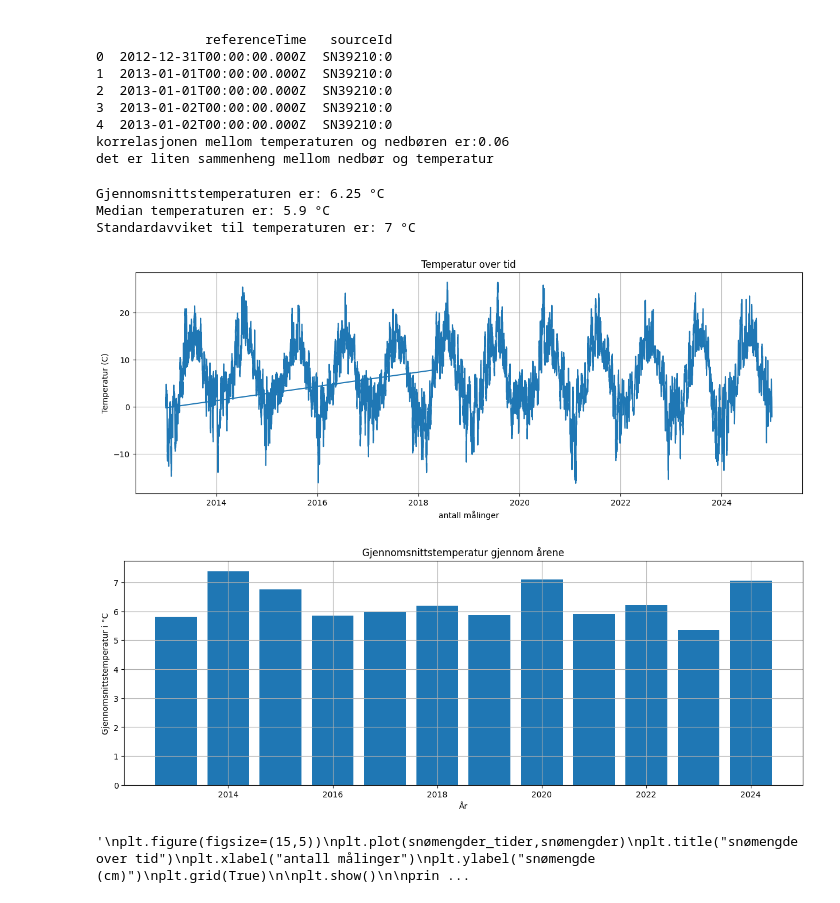
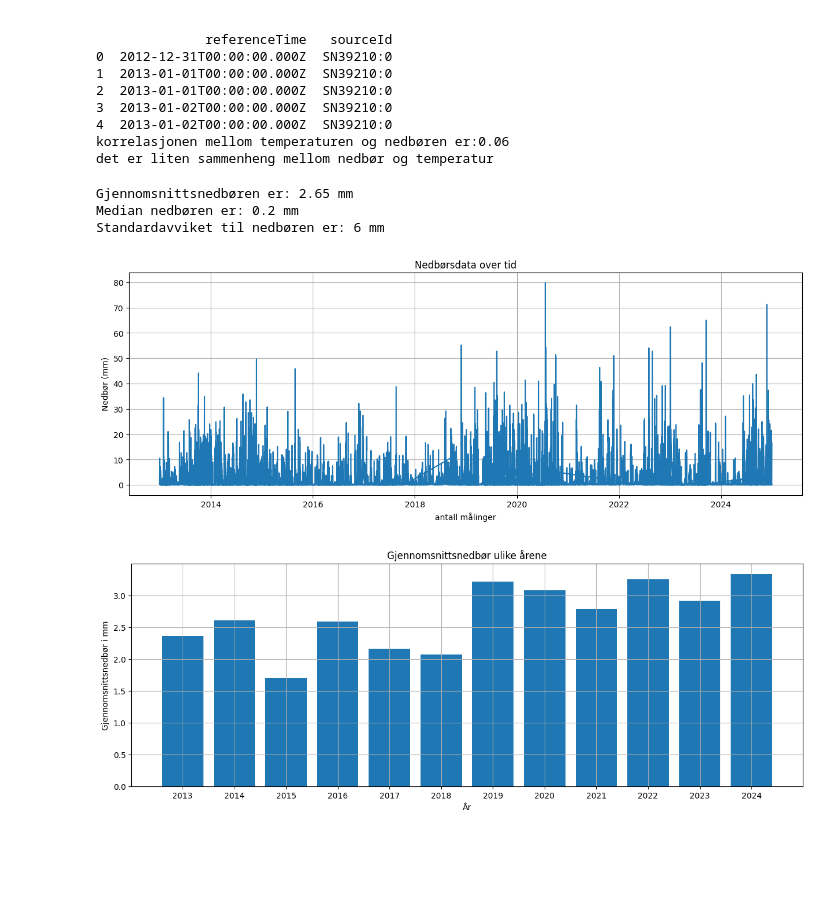
Before and after one commit to PetterOttersen/milj-dataanalyse, a Jupyter notebook: processed_data/Fremstilling.ipynb, the cells around one changed output. Drawn from its saved outputs; the diff is of its cells as text; code cells hidden in the pictures; blank space fills up the shorter version.

```diff
--- a/processed_data/Fremstilling.ipynb
+++ b/processed_data/Fremstilling.ipynb
@@ -93,72 +93,48 @@ def plot_miljøvalg():
         temp_årlig = temp_data.groupby(pd.to_datetime(temp_data['justertTid']).dt.year)['value'].mean()
         temp_årlig_uten_2012=temp_årlig[1:]
         plt.figure(figsize=(15,5))
+        plt.bar(temp_årlig_uten_2012.index,temp_årlig_uten_2012.values)
+        plt.xticks(temp_årlig_uten_2012.index)
         plt.title("Gjennomsnittstemperatur gjennom årene")
         plt.xlabel("År")
         plt.ylabel("Gjennomsnittstemperatur i °C")
         plt.grid(True)
-        plt.bar(temp_årlig_uten_2012.index,temp_årlig_uten_2012.values)
         plt.show
         print("Gjennomsnittstemperaturen er:",round(gjennomsnitts_temp,2),"°C")
         print("Median temperaturen er:",round(median_temp,2),"°C")
         print("Standardavviket til temperaturen er:",round(standardavvik_temp),"°C")
 
     elif valg=="nedbør":
         plt.figure(figsize=(15,5))
         plt.plot(nedbør_tider,nedbør)
         plt.title("Nedbørsdata over tid")
         plt.xlabel("antall målinger")
         plt.ylabel("Nedbør (mm)")
         plt.grid(True)
         plt.show
+        nedbør_årlig = nedbør_data.groupby(pd.to_datetime(nedbør_data['justertTid']).dt.year)['value'].mean()
+        nedbør_årlig_uten_2012=nedbør_årlig[1:]
+        plt.figure(figsize=(15,5))
+        plt.bar(nedbør_årlig_uten_2012.index,nedbør_årlig_uten_2012.values)
+        plt.xticks(nedbør_årlig_uten_2012.index)
+        plt.title("Gjennomsnittsnedbør ulike årene")
+        plt.xlabel("År")
+        plt.ylabel("Gjennomsnittsnedbør i mm")
+        plt.grid(True)
+        plt.show
         print("Gjennomsnittsnedbøren er:",round(gjennomsnitts_nedbør,2),"mm")
         print("Median nedbøren er:",round(median_nedbør,2),"mm")
         print("Standardavviket til nedbøren er:",round(standardavvik_nedbør),"mm")
     elif valg=="begge":
         sammenslått_data['år'] = sammenslått_data['justertTid'].dt.year
-        sns.lmplot(data=sammenslått_data.sample(100),x="value_Temp",y="value_Nedbør",hue="år")
+
     else:
         raise ValueError("Ugyldig valg, velg enten `temperatur´ eller `nedbør´")
 
 plot_miljøvalg()
 # %% [output]
-Gjennomsnittstemperaturen er: 6.25 °C
-Median temperaturen er: 5.9 °C
-Standardavviket til temperaturen er: 7 °C
+Gjennomsnittsnedbøren er: 2.65 mm
+Median nedbøren er: 0.2 mm
+Standardavviket til nedbøren er: 6 mm
-[figure, old version]
+[figure, new version]
-[figure, old version]
+[figure, new version]
-# %%
-"""
-snømengder_data=data[data["elementId"]=="surface_snow_thickness"]
-"""
-
-
-"""
-snømengder=snømengder_data["value"].values
-snømengder_tider=snømengder_data["justertTid"].values
-"""
-
-
-"""
-#Snø
-gjennomsnitts_snø=np.mean(snømengder)
-median_snø=np.median(snømengder)
-standardavvik_snø=np.std(snømengder)
-"""
-
-"""
-plt.figure(figsize=(15,5))
-plt.plot(snømengder_tider,snømengder)
-plt.title("snømengde over tid")
-plt.xlabel("antall målinger")
-plt.ylabel("snømengde (cm)")
-plt.grid(True)
-
-plt.show()
-
-print("Gjennomsnittssnømengden er:",round(gjennomsnitts_snø,2),"cm")
-print("Median snømengden er:",round(median_snø,2),"cm")
-print("Standardavviket til snømengden er:",round(standardavvik_snø),"cm")
-"""
-# %% [output]
-'\nplt.figure(figsize=(15,5))\nplt.plot(snømengder_tider,snømengder)\nplt.title("snømengde over tid")\nplt.xlabel("antall målinger")\nplt.ylabel("snømengde (cm)")\nplt.grid(True)\n\nplt.show()\n\nprin ...
```
